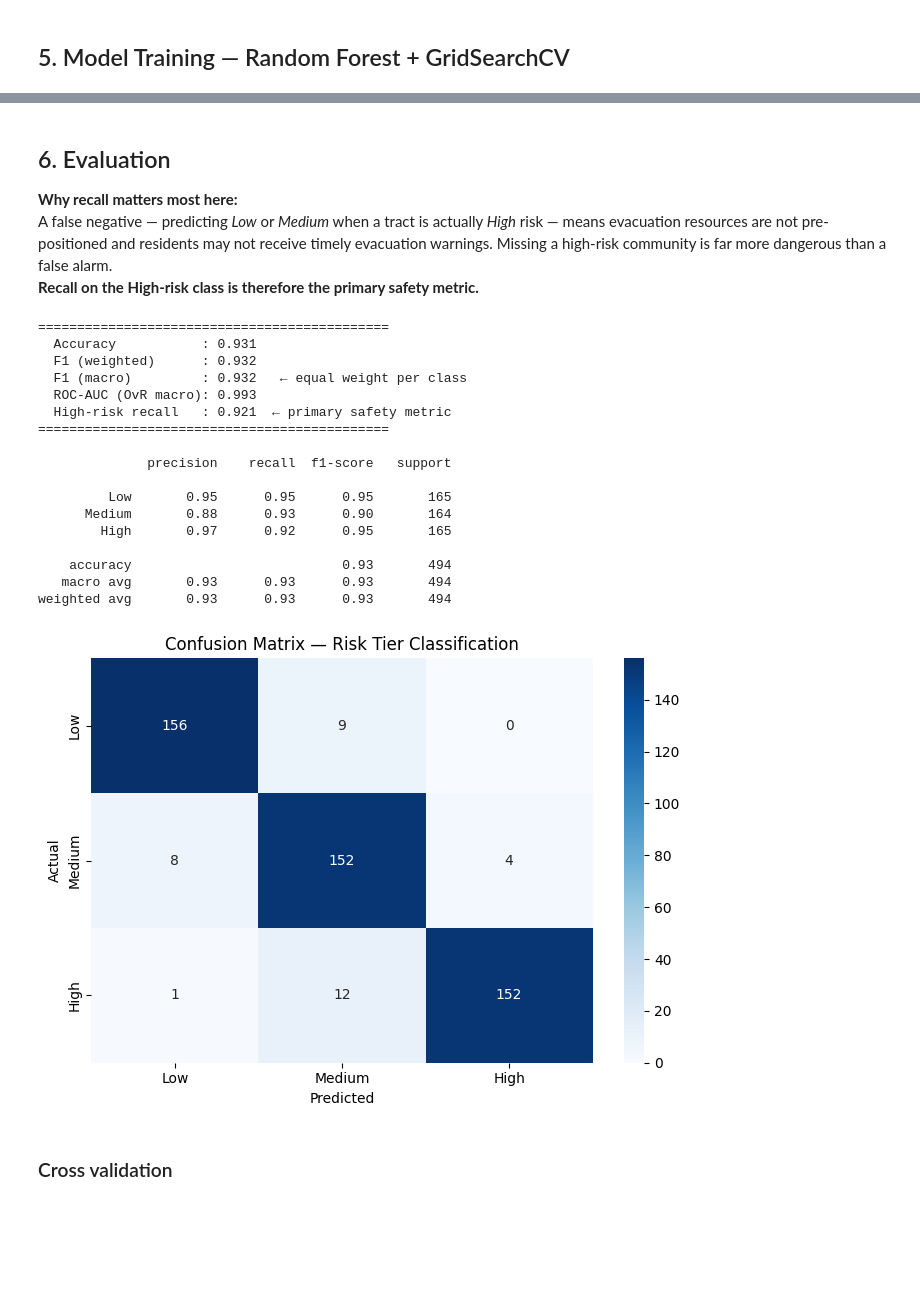
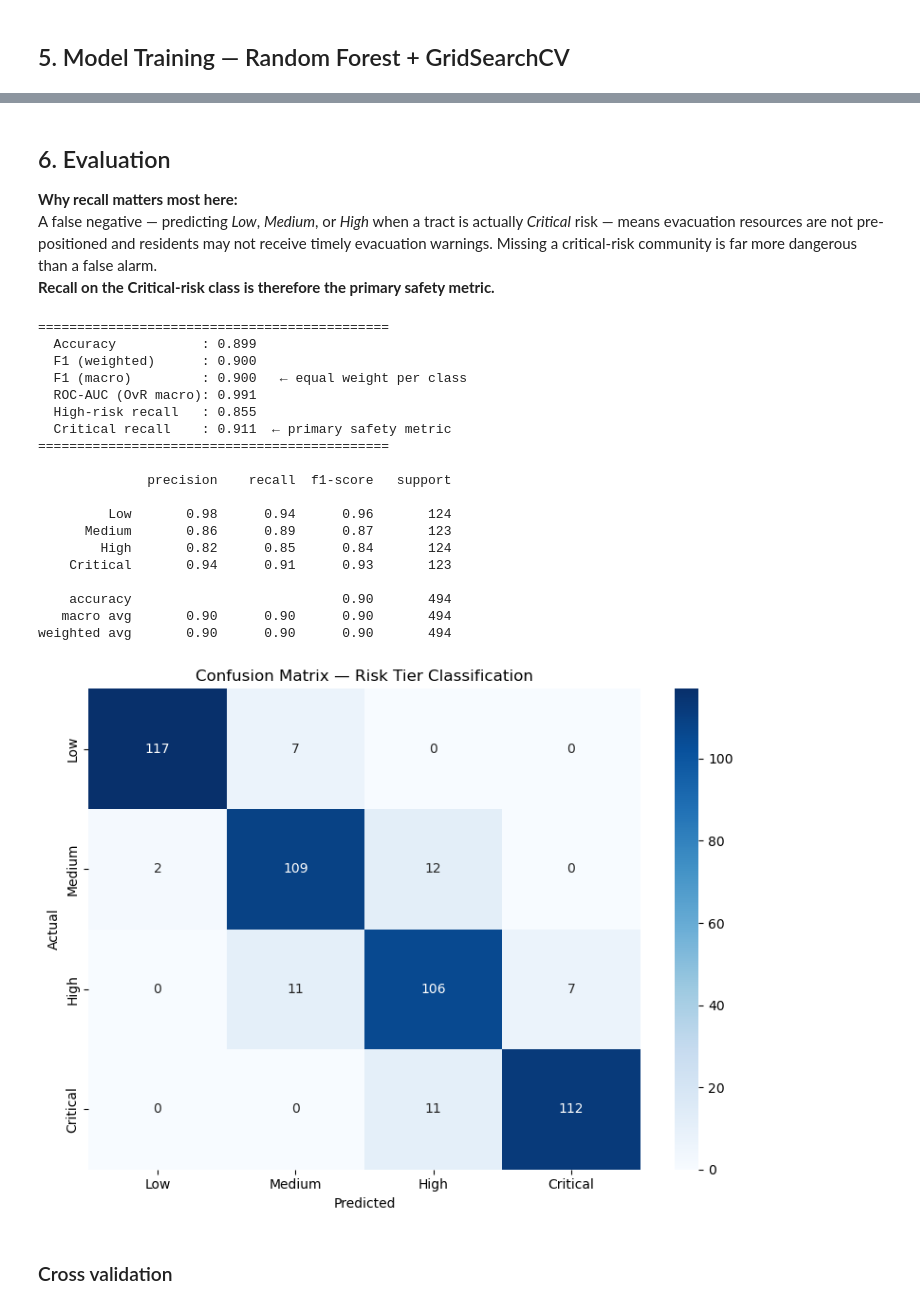
Before and after one commit to danielqhtruong/CPSC483_Project_Wildfire-Evacuation-Route-Risk-Optimization, a Jupyter notebook: notebooks/model_trainning.ipynb, the cells around one changed output, grey strips where cells are left out. Saved outputs shown, nothing was run; the diff lists cells and outputs as text; code cells hidden in the pictures; blank space fills up the shorter version.

```diff
--- a/notebooks/model_trainning.ipynb
+++ b/notebooks/model_trainning.ipynb
@@ -173,68 +175,72 @@ Best CV F1 (weighted): 0.934
 ## 6. Evaluation
 
 **Why recall matters most here:**
-A false negative — predicting *Low* or *Medium* when a tract is actually *High* risk — means evacuation resources are not pre-positioned and residents may not receive timely evacuation warnings. Missing a high-risk community is far more dangerous than a false alarm.
-**Recall on the High-risk class is therefore the primary safety metric.**
+A false negative — predicting *Low*, *Medium*, or *High* when a tract is actually *Critical* risk — means evacuation resources are not pre-positioned and residents may not receive timely evacuation warnings. Missing a critical-risk community is far more dangerous than a false alarm.
+**Recall on the Critical-risk class is therefore the primary safety metric.**
 # %%
 y_pred      = rf.predict(X_test_sc)
 y_pred_prob = rf.predict_proba(X_test_sc)
 
 # --- Aggregate metrics ---
-acc       = accuracy_score(y_test, y_pred)
-prec_w    = precision_score(y_test, y_pred, average="weighted", zero_division=0)
-rec_w     = recall_score(y_test, y_pred, average="weighted", zero_division=0)
-f1_w      = f1_score(y_test, y_pred, average="weighted", zero_division=0)
-f1_macro  = f1_score(y_test, y_pred, average="macro", zero_division=0)
+acc           = accuracy_score(y_test, y_pred)
+prec_w        = precision_score(y_test, y_pred, average="weighted", zero_division=0)
+rec_w         = recall_score(y_test, y_pred, average="weighted", zero_division=0)
+f1_w          = f1_score(y_test, y_pred, average="weighted", zero_division=0)
+f1_macro      = f1_score(y_test, y_pred, average="macro", zero_division=0)
 rec_per_class = recall_score(y_test, y_pred, average=None, zero_division=0)
-rec_high  = rec_per_class[2]   # class 2 = High
+rec_high      = rec_per_class[2]   # class 2 = High
+rec_critical  = rec_per_class[3]   # class 3 = Critical
 
 # --- ROC-AUC (One-vs-Rest) ---
-y_bin   = label_binarize(y_test, classes=[0, 1, 2])
+y_bin   = label_binarize(y_test, classes=[0, 1, 2, 3])
 roc_auc = roc_auc_score(y_bin, y_pred_prob, multi_class="ovr", average="macro")
 
 print("=" * 45)
 print(f"  Accuracy           : {acc:.3f}")
 print(f"  F1 (weighted)      : {f1_w:.3f}")
 print(f"  F1 (macro)         : {f1_macro:.3f}   ← equal weight per class")
 print(f"  ROC-AUC (OvR macro): {roc_auc:.3f}")
-print(f"  High-risk recall   : {rec_high:.3f}  ← primary safety metric")
+print(f"  High-risk recall   : {rec_high:.3f}")
+print(f"  Critical recall    : {rec_critical:.3f}  ← primary safety metric")
 print("=" * 45)
 print()
 
 # Per-class breakdown
-print(classification_report(y_test, y_pred, target_names=["Low", "Medium", "High"]))
+print(classification_report(y_test, y_pred, target_names=["Low", "Medium", "High", "Critical"]))
 
 # --- Confusion matrix ---
 cm = confusion_matrix(y_test, y_pred)
-fig, ax = plt.subplots(figsize=(7, 5))
+fig, ax = plt.subplots(figsize=(8, 6))
 sns.heatmap(cm, annot=True, fmt="d", cmap="Blues",
-            xticklabels=["Low", "Medium", "High"],
-            yticklabels=["Low", "Medium", "High"],
+            xticklabels=["Low", "Medium", "High", "Critical"],
+            yticklabels=["Low", "Medium", "High", "Critical"],
             ax=ax)
 ax.set_xlabel("Predicted")
 ax.set_ylabel("Actual")
 ax.set_title("Confusion Matrix — Risk Tier Classification")
 plt.tight_layout()
 plt.show()
 # %% [output]
 =============================================
-  Accuracy           : 0.931
-  F1 (weighted)      : 0.932
-  F1 (macro)         : 0.932   ← equal weight per class
-  ROC-AUC (OvR macro): 0.993
-  High-risk recall   : 0.921  ← primary safety metric
+  Accuracy           : 0.899
+  F1 (weighted)      : 0.900
+  F1 (macro)         : 0.900   ← equal weight per class
+  ROC-AUC (OvR macro): 0.991
+  High-risk recall   : 0.855
+  Critical recall    : 0.911  ← primary safety metric
 =============================================
 
               precision    recall  f1-score   support
 
-         Low       0.95      0.95      0.95       165
-      Medium       0.88      0.93      0.90       164
-        High       0.97      0.92      0.95       165
+         Low       0.98      0.94      0.96       124
+      Medium       0.86      0.89      0.87       123
+        High       0.82      0.85      0.84       124
+    Critical       0.94      0.91      0.93       123
 
-    accuracy                           0.93       494
-   macro avg       0.93      0.93      0.93       494
-weighted avg       0.93      0.93      0.93       494
+    accuracy                           0.90       494
+   macro avg       0.90      0.90      0.90       494
+weighted avg       0.90      0.90      0.90       494
-[figure, old version]
+[figure, new version]
 # %% [markdown]
 ### Cross validation
 # %%
```
Also changed, not shown: parts of 11 cells of this notebook, 12 other files.
